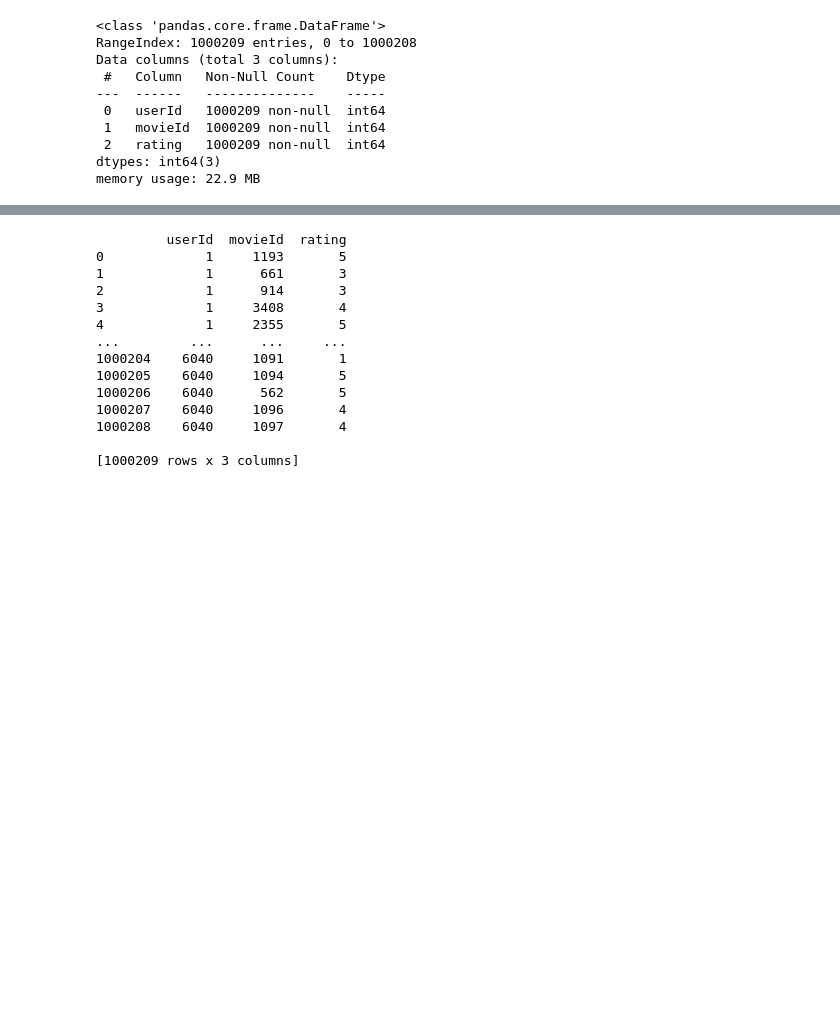
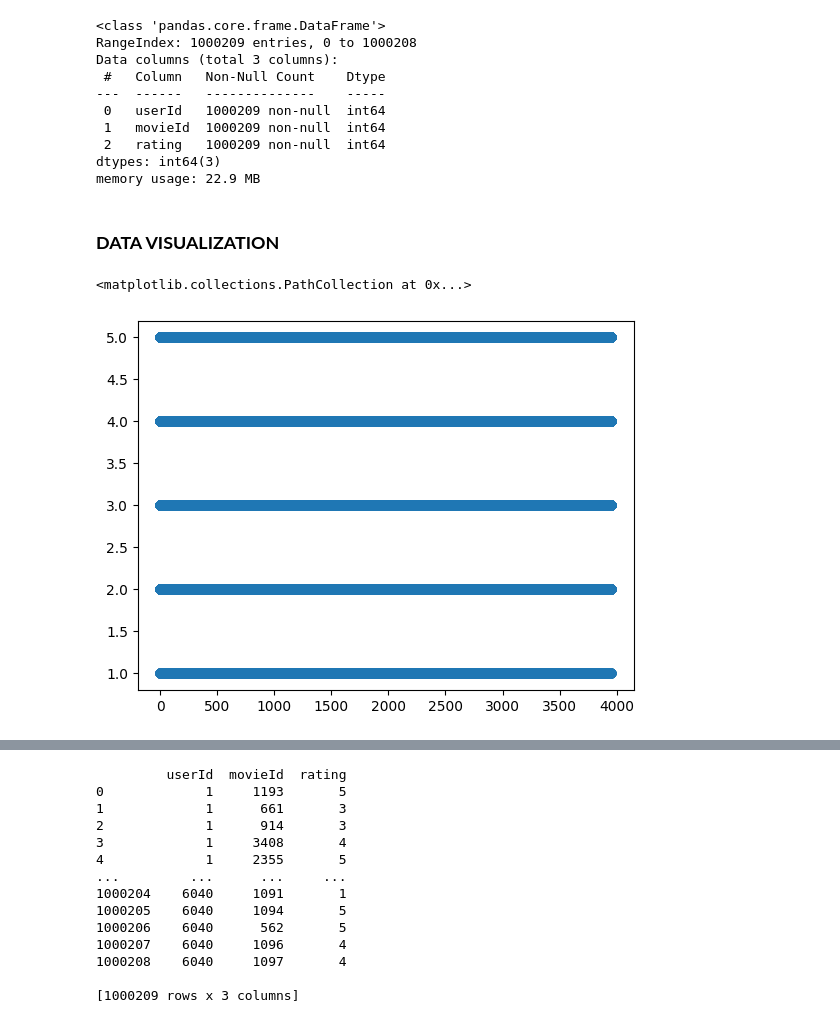
Before and after one commit to tiwaryanwesha23/Recommender-System, a Jupyter notebook: RECOMMENDER_SYSTEM.ipynb, the cells around one changed output, grey strips where cells are left out. Drawn from its saved outputs; the diff is of its cells as text; code cells hidden in the pictures; blank space fills up the shorter version.

```diff
--- a/RECOMMENDER_SYSTEM.ipynb
+++ b/RECOMMENDER_SYSTEM.ipynb
@@ -49,3 +49,5 @@ Data columns (total 3 columns):
  2   rating   1000209 non-null  int64
 dtypes: int64(3)
 memory usage: 22.9 MB
+# %% [markdown]
+### **DATA VISUALIZATION**
@@ -51,0 +57,5 @@ memory usage: 22.9 MB
+# %%
+plt.scatter(data_ratings['movieId'],data_ratings['rating'])
+# %% [output]
+<matplotlib.collections.PathCollection at 0x...>
+[figure, added]
```
Also changed, not shown: parts of 12 cells of this notebook.
